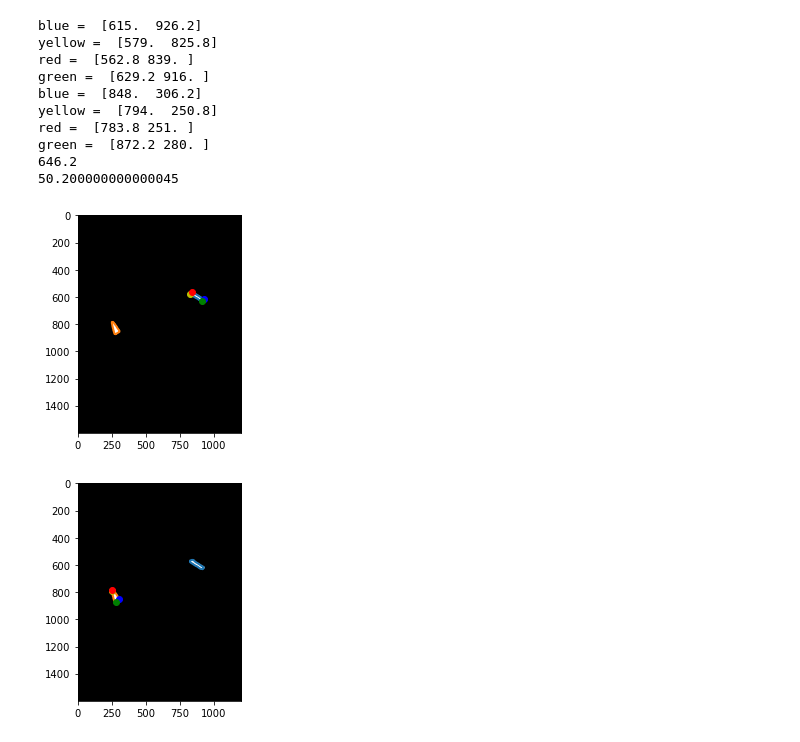
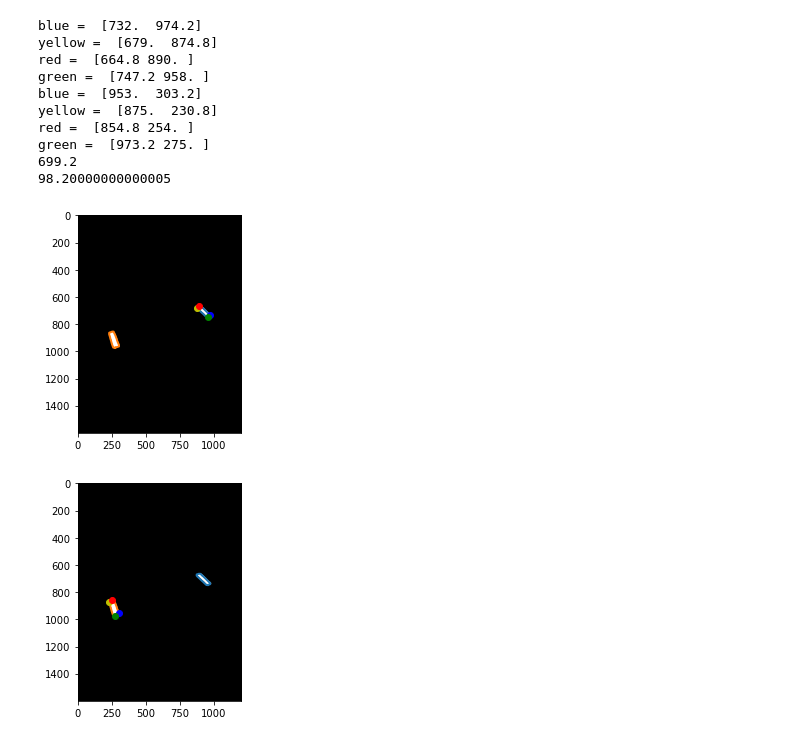
Before and after one commit to DariaZubkova/signal_lab, a Jupyter notebook: course.ipynb, the cells around one changed output. Saved outputs shown, nothing was run; the diff lists cells and outputs as text; code cells hidden in the pictures.

```diff
--- a/course.ipynb
+++ b/course.ipynb
@@ -10,14 +10,14 @@ from scipy.ndimage.morphology import binary_fill_holes
 from skimage.color import label2rgb
 from skimage import measure
 
-name_file = 'data_pink3.jpg'
+name_file = './dataset/data1.jpg' #warning: 5,7,10
 
 img = imread(name_file)
 img2 = rgb2gray(img)
 
 binary_img = binary_closing(canny(img2, sigma=2), selem=np.ones((6, 6))) #1.5;2
 img_segment = binary_fill_holes(binary_img)
-mask_img = binary_opening(img_segment, selem=np.ones((30, 30)))#16;25
+mask_img = binary_opening(img_segment, selem=np.ones((40, 40)))#16;25
 
 plt.imshow(label2rgb(mask_img, image=img2))
 
@@ -94,7 +102,7 @@ green =  [1049.2  891. ]
 # %%
 img_pink = cv2.imread(name_file)
 
-PINK_MIN = np.array([150, 65, 65],np.uint8)
+PINK_MIN = np.array([145, 65, 65],np.uint8)
 PINK_MAX = np.array([179, 255, 255],np.uint8)
 
 hsv_img = cv2.cvtColor(img_pink,cv2.COLOR_BGR2HSV)
@@ -137,52 +145,60 @@ def find_size2(contour, contours, mask_draw):
         if min_x[1] > pair[1]:
             min_x = pair
         if min_y[0] < pair[0]:
             min_y = pair
         if max_y[0] > pair[0]:
             max_y = pair
 
     print("blue = ", max_x) #min_y
     print("yellow = ", min_x) #max_y
     print("red = ", max_y) #max_x
     print("green = ", min_y) #min_x
 
     fig, ax = plt.subplots()
     ax.imshow(mask_draw, cmap=plt.cm.gray)
     contour = contours[0]
     for contour in contours:
         ax.plot(contour[:, 1], contour[:, 0], linewidth=2)
 
     ax.plot(max_x[1], max_x[0], 'bo') #max_y --> самая правая (max_x)
     ax.plot(min_x[1], min_x[0], 'yo') #min_y --> самая левая (min_x)
     ax.plot(max_y[1], max_y[0], 'ro') #min_x --> самая верхняя (max_y)
     ax.plot(min_y[1], min_y[0], 'go') #max_x --> самая нижнаяя (min_y)
     weidth = max_x[1] - min_y[1]
     height = min_y[0] - min_x[0] #по у
 
     return weidth, height, max_x, max_y, min_x, min_y
 
-Weidth_A1, Height_A1, max_x_A1, max_y_A1, min_x_A1, min_y_A1 = find_size(contours_pink[0], contours_pink, mask_pink, 2)
-Weidtht_A2, Height_A2, max_x_A2, max_y_A2, min_x_A2, min_y_A2 = find_size(contours_pink[1], contours_pink, mask_pink, 2)
-d_11 = np.sqrt((max_x_A1[1] - max_y_A1[1])**2 + (max_x_A1[0] - max_y_A1[0])**2) #по у правильнее!!!
+if len(contours_pink) == 2:
+    Weidth_A1, Height_A1, max_x_A1, max_y_A1, min_x_A1, min_y_A1 = find_size(contours_pink[0], contours_pink, mask_pink, 2)
+    Weidtht_A2, Height_A2, max_x_A2, max_y_A2, min_x_A2, min_y_A2 = find_size(contours_pink[1], contours_pink, mask_pink, 2)
+    d_11 = np.sqrt((max_x_A1[1] - max_y_A1[1])**2 + (max_x_A1[0] - max_y_A1[0])**2) #по у правильнее!!!
 
-Weidth_A = max_x_A1[1] - min_y_A2[1] #по х
-Height_A = Height_A1
+    Weidth_A = max_x_A1[1] - min_y_A2[1] #по х
+    if Height_A1 > Height_A2:
+        Height_A = Height_A1
+    else:
+        Height_A = Height_A2
 
-print(Weidth_A)
-print(Height_A)
+    print(Weidth_A)
+    print(Height_A)
+else:
+    print('ERROR')
+    Weidth_A = 0
+    Height_A = 0
 # %% [output]
-blue =  [615.  926.2]
-yellow =  [579.  825.8]
-red =  [562.8 839. ]
-green =  [629.2 916. ]
-blue =  [848.  306.2]
-yellow =  [794.  250.8]
-red =  [783.8 251. ]
-green =  [872.2 280. ]
-646.2
-50.200000000000045
+blue =  [732.  974.2]
+yellow =  [679.  874.8]
+red =  [664.8 890. ]
+green =  [747.2 958. ]
+blue =  [953.  303.2]
+yellow =  [875.  230.8]
+red =  [854.8 254. ]
+green =  [973.2 275. ]
+699.2
+98.20000000000005
-[figure, old version]
+[figure, new version]
-[figure, old version]
+[figure, new version]
 # %%
 def check(Weidth_A, Height_A, Weidht_B, Height_B):
     print("Check:")
```
Also changed, not shown: parts of 4 cells of this notebook.
